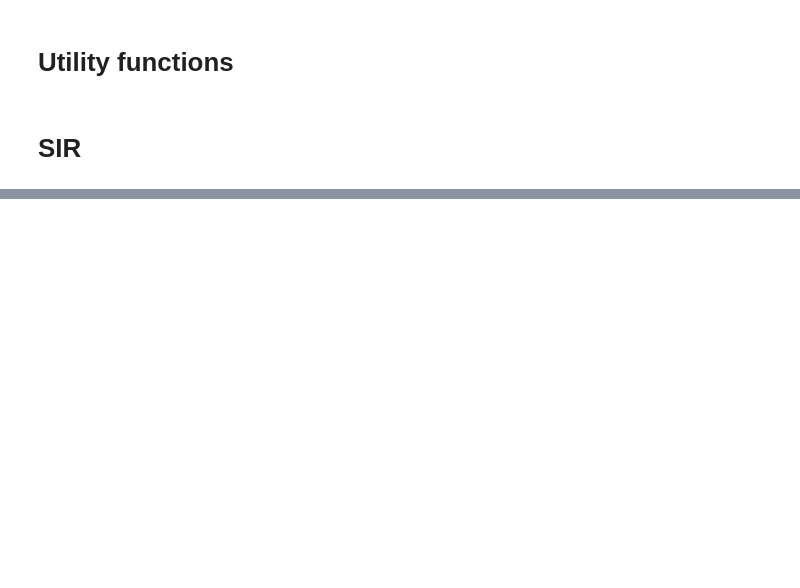
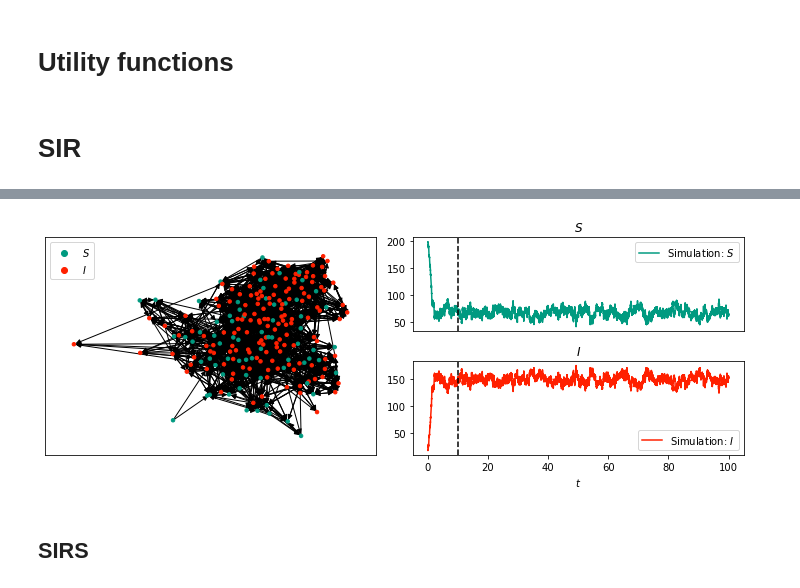
Before and after one commit to danielegerbaldo/Complex-Networks-Analysis-Project, a Jupyter notebook: CNA_Section_6_Epidemics.ipynb, the cells around one changed output, grey strips where cells are left out. Saved outputs shown, nothing was run; the diff lists cells and outputs as text; code cells hidden in the pictures; blank space fills up the shorter version.

```diff
--- a/CNA_Section_6_Epidemics.ipynb
+++ b/CNA_Section_6_Epidemics.ipynb
@@ -193,0 +212,13 @@ ani.save('SIR.mp4', fps=5, extra_args=['-vcodec', 'libx264'])
+# %%
+gamma = 1. #recovery rate per node
+tau = 0.1 #transmission rate per edge
+sis_data = EoN.fast_SIS(G, tau, gamma, transmission_weight='weight', initial_infecteds=range(1,20), return_full_data=True)
+# %%
+pos=nx.spring_layout(G, k=0.6, iterations=100)
+sis_data.set_pos(pos)
+sis_data.display(10, node_size=12)
+plt.show()
+# %% [output]
+[figure, added]
+# %% [markdown]
+## SIRS
```
Also changed, not shown: parts of 11 cells of this notebook.
